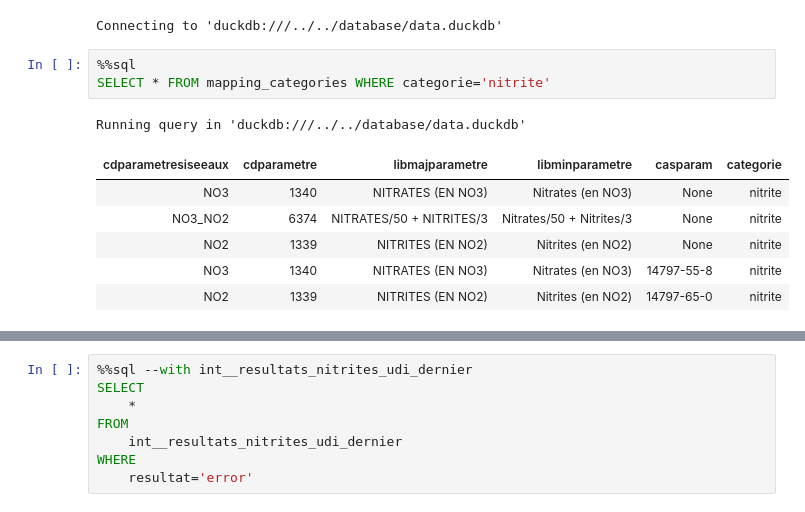
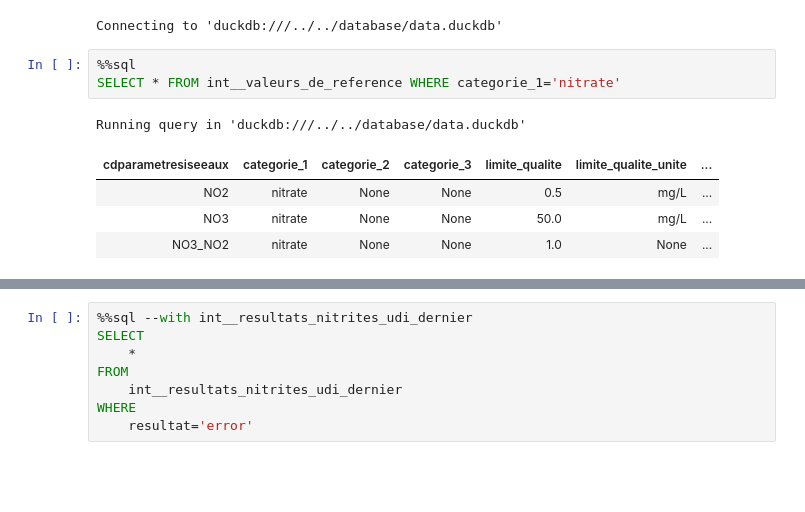
Before and after one commit to dataforgoodfr/13_pollution_eau, a Jupyter notebook: analytics/notebooks/resultats_nitrates.ipynb, the cells around one changed output, grey strips where cells are left out. Cells and saved outputs as stored; diff of their text form; blank space fills up the shorter version.

```diff
--- a/analytics/notebooks/resultats_nitrates.ipynb
+++ b/analytics/notebooks/resultats_nitrates.ipynb
@@ -6,12 +6,10 @@ The 'toml' package isn't installed. To load settings from pyproject.toml or ~/.j
 Connecting to 'duckdb:///../../database/data.duckdb'
 # %%
 %%sql
-SELECT * FROM mapping_categories WHERE categorie='nitrite'
+SELECT * FROM int__valeurs_de_reference WHERE categorie_1='nitrate'
 # %% [output]
 Running query in 'duckdb:///../../database/data.duckdb'
-| cdparametresiseeaux | cdparametre | libmajparametre | libminparametre | casparam | categorie |
-| NO3 | 1340 | NITRATES (EN NO3) | Nitrates (en NO3) | None | nitrite |
-| NO3_NO2 | 6374 | NITRATES/50 + NITRITES/3 | Nitrates/50 + Nitrites/3 | None | nitrite |
-| NO2 | 1339 | NITRITES (EN NO2) | Nitrites (en NO2) | None | nitrite |
-| NO3 | 1340 | NITRATES (EN NO3) | Nitrates (en NO3) | 14797-55-8 | nitrite |
-| NO2 | 1339 | NITRITES (EN NO2) | Nitrites (en NO2) | 14797-65-0 | nitrite |
+| cdparametresiseeaux | categorie_1 | categorie_2 | categorie_3 | limite_qualite | limite_qualite_unite | ... |
+| NO2 | nitrate | None | None | 0.5 | mg/L | ... |
+| NO3 | nitrate | None | None | 50.0 | mg/L | ... |
+| NO3_NO2 | nitrate | None | None | 1.0 | None | ... |
```
Also changed, not shown: parts of 7 cells of this notebook, 3 other files.
